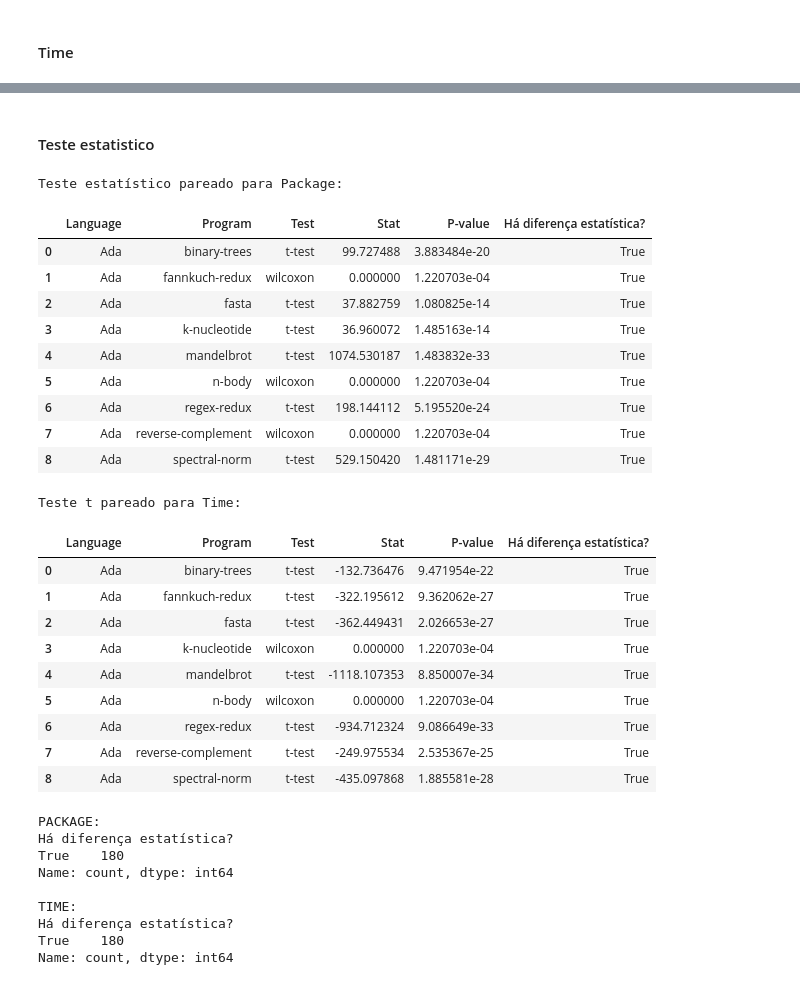
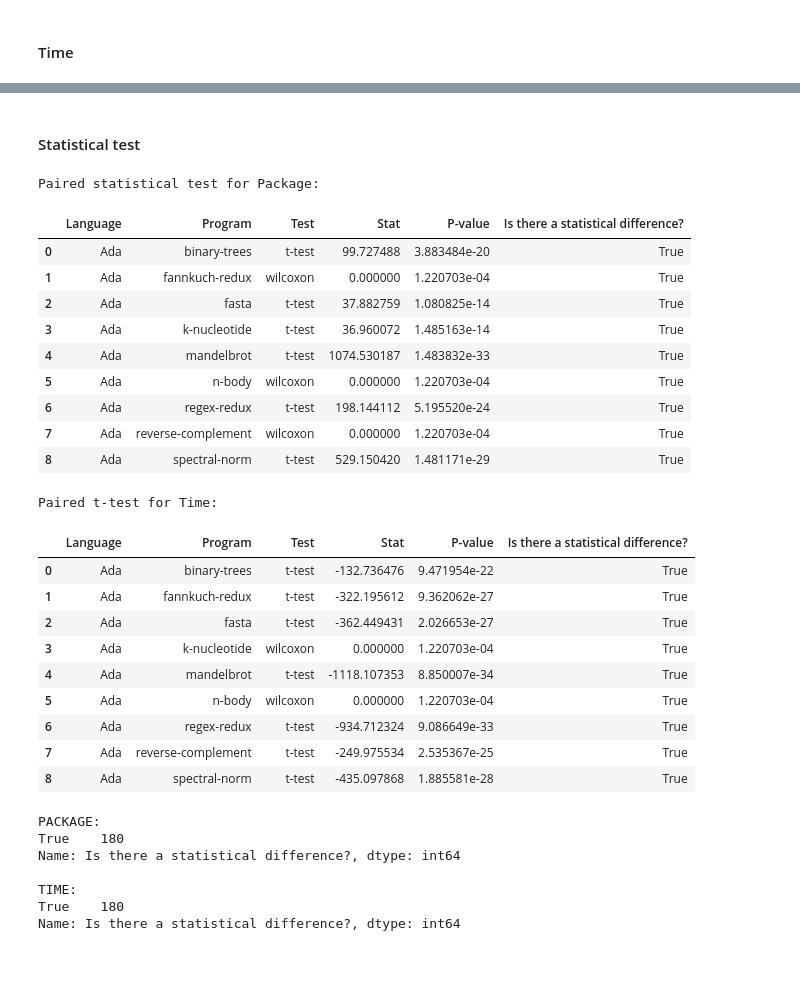
Before and after one commit to LuisMPSilva01/Energy-Languages-PowerCap, a Jupyter notebook: NoteBooks/statistics.ipynb, the cells around one changed output, grey strips where cells are left out. Cells and saved outputs as stored; diff of their text form; code cells hidden in the pictures.

```diff
--- a/NoteBooks/statistics.ipynb
+++ b/NoteBooks/statistics.ipynb
@@ -1150,55 +1145,55 @@ Name: count, dtype: int64
-# %% [markdown]
-#### Teste estatistico
+# %% [markdown]
+#### Statistical test
 # %%
 import pandas as pd
 from scipy.stats import ttest_rel, wilcoxon, shapiro
 
-# Função para realizar teste estatístico pareado e armazenar resultados em DataFrame
+# Function to perform paired statistical test and store results in a DataFrame
 def test_statistical_paired(data, var_name):
     results = {'Language': [], 'Program': [], 'Test': [], 'Stat': [], 'P-value': []}
 
-    # Filtrar apenas os grupos onde PowerLimit = -1 e PowerLimit = 15
+    # Filter only the groups where PowerLimit = -1 and PowerLimit = 15
     data_filtered = data[data['PowerLimit'].isin([-1, 15])]
 
     for (lang, prog), group in data_filtered.groupby(['Language', 'Program']):
         group_minus_1 = group[group['PowerLimit'] == -1][var_name]
         group_15 = group[group['PowerLimit'] == 15][var_name]
 
         if len(group_minus_1) > 1 and len(group_15) > 1:
-            # Verificar a normalidade das diferenças
+            # Check the normality of the differences
             differences = group_15.values - group_minus_1.values
             stat_shapiro, p_shapiro = shapiro(differences)
 
-            if p_shapiro > 0.05:  # Se as diferenças seguirem uma distribuição normal
+            if p_shapiro > 0.05:  # If the differences follow a normal distribution
                 stat, p = ttest_rel(group_minus_1, group_15)
                 test_name = 't-test'
-            else:  # Se as diferenças não seguirem uma distribuição normal
+            else:  # If the differences do not follow a normal distribution
                 stat, p = wilcoxon(group_minus_1, group_15)
                 test_name = 'wilcoxon'
         else:
             stat, p = float('nan'), float('nan')
             test_name = 'N/A'
 
         results['Language'].append(lang)
         results['Program'].append(prog)
         results['Test'].append(test_name)
         results['Stat'].append(stat)
         results['P-value'].append(p)
 
     df_results = pd.DataFrame(results)
     return df_results
 
-# Realizar teste estatístico pareado para Package
+# Perform paired statistical test for Package
 df_stat_package = test_statistical_paired(dfAnalise, 'Package')
 
 alpha = 0.05
-df_stat_package['Há diferença estatística?'] = df_stat_package['P-value'] < alpha
+df_stat_package['Is there a statistical difference?'] = df_stat_package['P-value'] < alpha
 
-print("Teste estatístico pareado para Package:")
+print("Paired statistical test for Package:")
 df_stat_package[df_stat_package["Language"] == language]
 # %% [output]
-Teste estatístico pareado para Package:
+Paired statistical test for Package:
-|  | Language | Program | Test | Stat | P-value | Há diferença estatística? |
+|  | Language | Program | Test | Stat | P-value | Is there a statistical difference? |
 | 0 | Ada | binary-trees | t-test | 99.727488 | 3.883484e-20 | True |
 | 1 | Ada | fannkuch-redux | wilcoxon | 0.000000 | 1.220703e-04 | True |
 | 2 | Ada | fasta | t-test | 37.882759 | 1.080825e-14 | True |
@@ -1209,17 +1204,17 @@ Teste estatístico pareado para Package:
 | 7 | Ada | reverse-complement | wilcoxon | 0.000000 | 1.220703e-04 | True |
 | 8 | Ada | spectral-norm | t-test | 529.150420 | 1.481171e-29 | True |
 # %%
-# Realizar teste t pareado para Time
+# Perform paired t-test for Time
 df_stat_time = test_statistical_paired(dfAnalise, 'Time')
 
 alpha = 0.05
-df_stat_time['Há diferença estatística?'] = df_stat_time['P-value'] < alpha
+df_stat_time['Is there a statistical difference?'] = df_stat_time['P-value'] < alpha
 
-print("Teste t pareado para Time:")
+print("Paired t-test for Time:")
 df_stat_time[df_stat_time["Language"] == language]
 # %% [output]
-Teste t pareado para Time:
+Paired t-test for Time:
-|  | Language | Program | Test | Stat | P-value | Há diferença estatística? |
+|  | Language | Program | Test | Stat | P-value | Is there a statistical difference? |
 | 0 | Ada | binary-trees | t-test | -132.736476 | 9.471954e-22 | True |
 | 1 | Ada | fannkuch-redux | t-test | -322.195612 | 9.362062e-27 | True |
 | 2 | Ada | fasta | t-test | -362.449431 | 2.026653e-27 | True |
@@ -1230,22 +1225,19 @@ Teste t pareado para Time:
 | 7 | Ada | reverse-complement | t-test | -249.975534 | 2.535367e-25 | True |
 | 8 | Ada | spectral-norm | t-test | -435.097868 | 1.885581e-28 | True |
 # %%
-contagem_valores = df_stat_package['Há diferença estatística?'].value_counts()
-contagem_valores2 = df_stat_time['Há diferença estatística?'].value_counts()
-
+value_counts_package = df_stat_package['Is there a statistical difference?'].value_counts()
+value_counts_time = df_stat_time['Is there a statistical difference?'].value_counts()
 
 print("PACKAGE:")
-print(contagem_valores)
+print(value_counts_package)
 print()
 print("TIME:")
-print(contagem_valores2)
+print(value_counts_time)
 # %% [output]
 PACKAGE:
-Há diferença estatística?
 True    180
-Name: count, dtype: int64
+Name: Is there a statistical difference?, dtype: int64
 
 TIME:
-Há diferença estatística?
 True    180
-Name: count, dtype: int64
+Name: Is there a statistical difference?, dtype: int64
```
Also changed, not shown: parts of 14 cells of this notebook, 8 other files.
